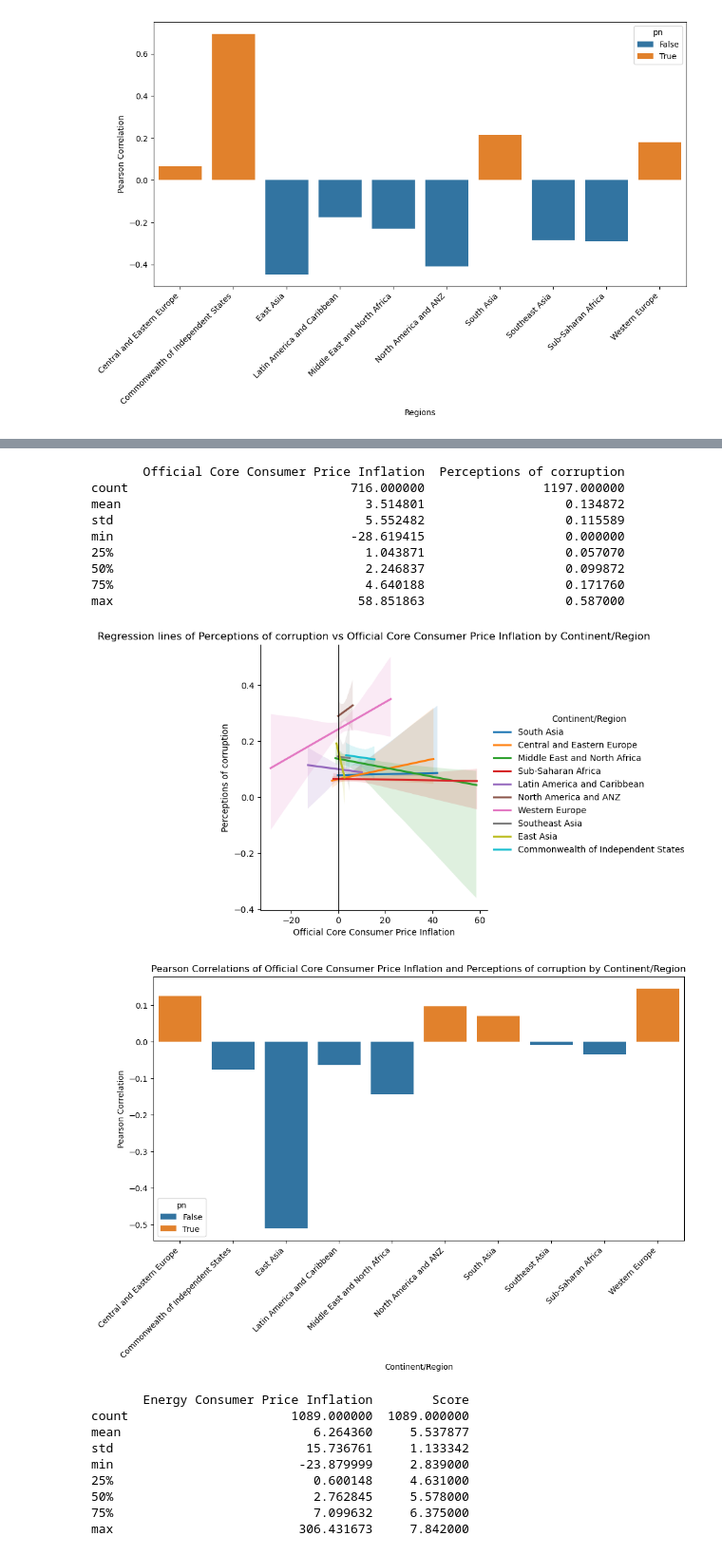
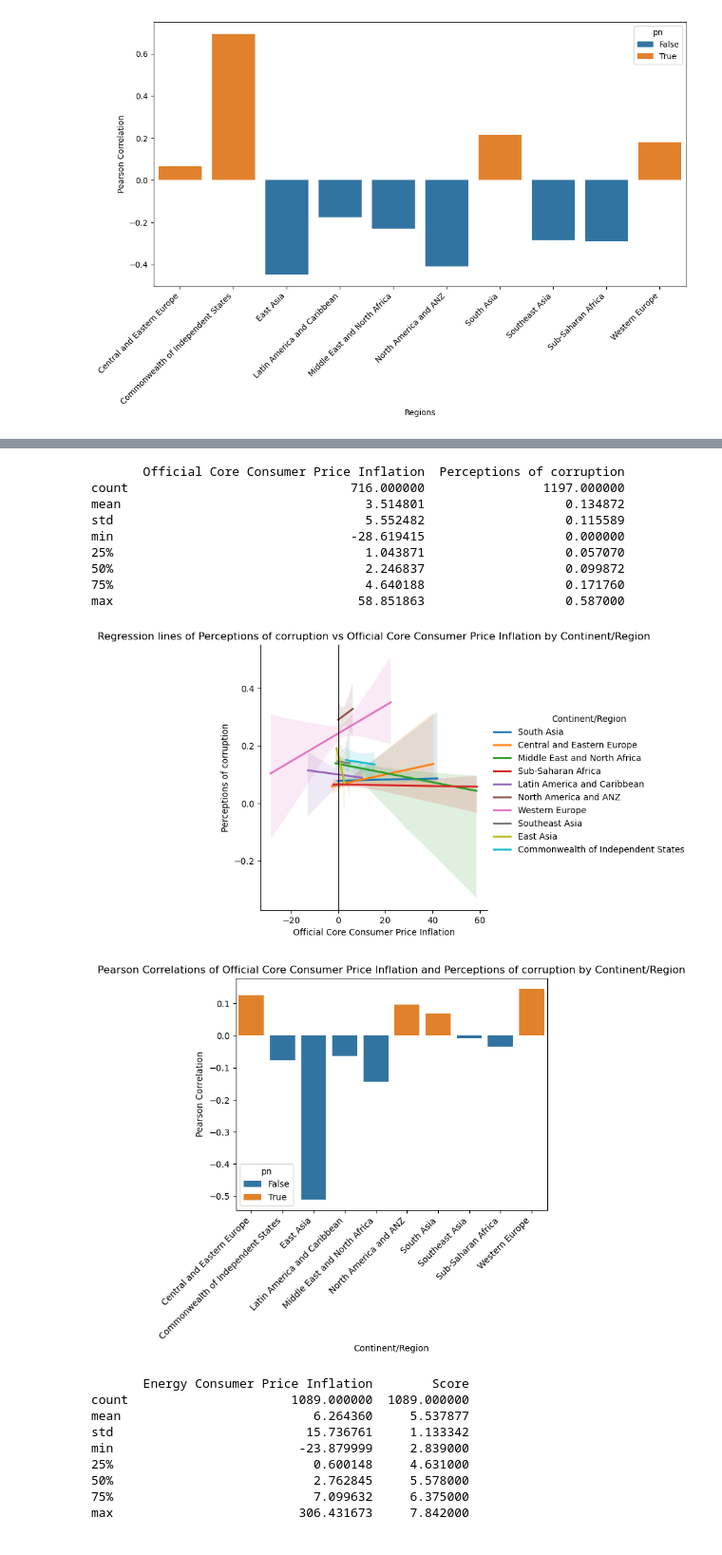
Before and after one commit to cmgboji/PSY371F-Final-Project, a Jupyter notebook: PSY 371F - Notebook.ipynb, the cells around one changed output, grey strips where cells are left out. Shown at 95% size. Cells and saved outputs as stored; diff of their text form; code cells hidden in the pictures.

```diff
--- a/PSY 371F - Notebook.ipynb
+++ b/PSY 371F - Notebook.ipynb
@@ -215,10 +215,6 @@ regionGroups[['Official Core Consumer Price Inflation', 'Perceptions of corrupti
 | Sub-Saharan Africa | 61.0 | 7.876744 | 9.486188 | -2.076419 | 2.500986 | 4.482551 | 9.763340 | 58.851863 | ... |
 | Western Europe | 181.0 | 1.673390 | 4.466573 | -28.619415 | 0.680349 | 1.366979 | 2.774833 | 22.301197 | ... |
 # %%
-import pandas as pd
-import seaborn as sns
-import matplotlib.pyplot as plt
-
 def corrAnalysis(data, region, inflationType, score):
     print(data[[inflationType, score]].describe())
 
@@ -228,36 +224,36 @@ def corrAnalysis(data, region, inflationType, score):
         regions.append(r)
         corr = g[[inflationType, score]].corr().iloc[0, 1]
         correlations.append(corr)
 
     corrDf = pd.DataFrame({region: regions, 'Pearson Correlation': correlations})
     corrDf['pn'] = corrDf['Pearson Correlation'] > 0
 
     sns.lmplot(data=data, x=inflationType, y=score, hue=region, scatter=None)
     plt.axvline(x=0, color='black', linewidth=0.8)
     plt.title(f"Regression lines of {score} vs {inflationType} by {region}")
     plt.show()
 
-    plt.figure(figsize=(12, 6))
+    plt.figure()
     sns.barplot(data=corrDf, x=region, y='Pearson Correlation', hue='pn')
     plt.xticks(rotation=45, ha='right')
     plt.title(f"Pearson Correlations of {inflationType} and {score} by {region}")
     plt.show()
 
     return corrDf
 
 corrDfcorruption = corrAnalysis(core_i, 'Continent/Region', 'Official Core Consumer Price Inflation', 'Perceptions of corruption')
 # %% [output]
        Official Core Consumer Price Inflation  Perceptions of corruption
 count                              716.000000                1197.000000
 mean                                 3.514801                   0.134872
 std                                  5.552482                   0.115589
 min                                -28.619415                   0.000000
 25%                                  1.043871                   0.057070
 50%                                  2.246837                   0.099872
 75%                                  4.640188                   0.171760
 max                                 58.851863                   0.587000
-[figure, old version]
+[figure, new version]
-[figure, old version]
+[figure, new version]
 # %%
 corrDfECPI = corrAnalysis(ecpi, 'Continent/Region', 'Energy Consumer Price Inflation', 'Score')
 corrDfFCPI = corrAnalysis(fcpi, 'Continent/Region', 'Food Consumer Price Inflation', 'Score')
```
